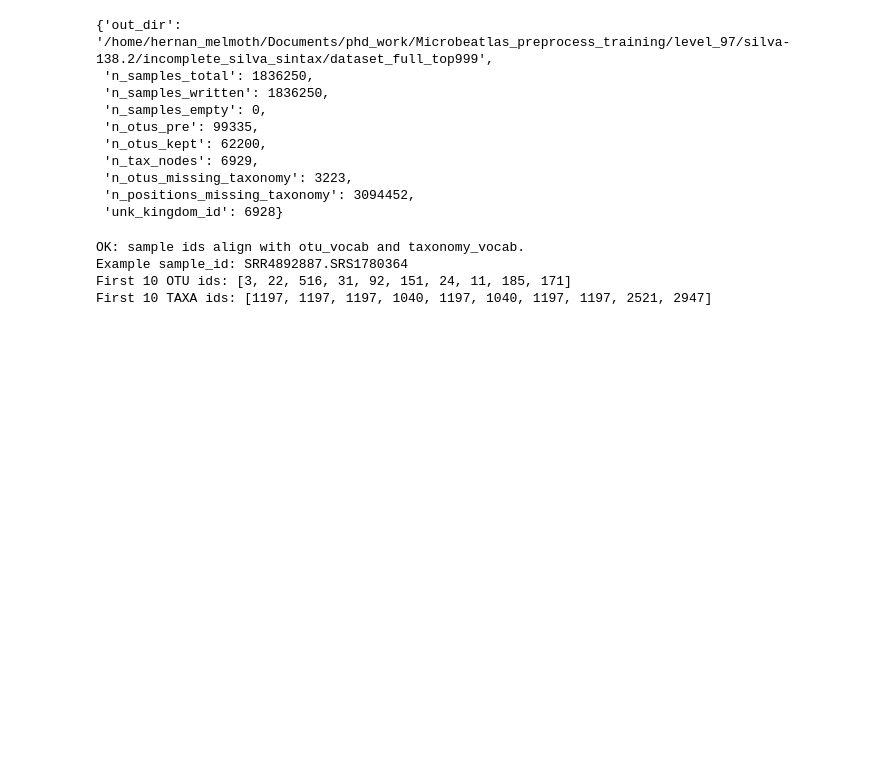
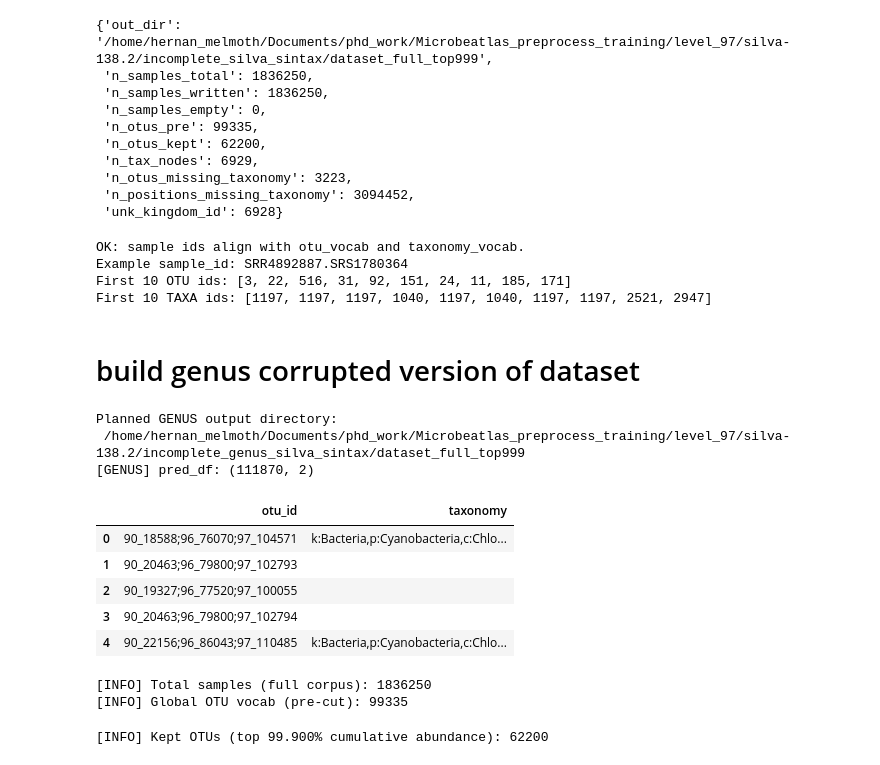
Before and after one commit to hdperezn/otu-taxa-foundation, a Jupyter notebook: notebooks/preprocess/01_build_training_dataset.ipynb, the cells around one changed output. Saved outputs shown, nothing was run; the diff lists cells and outputs as text; code cells hidden in the pictures; blank space fills up the shorter version.

```diff
--- a/notebooks/preprocess/01_build_training_dataset.ipynb
+++ b/notebooks/preprocess/01_build_training_dataset.ipynb
@@ -533,3 +523,82 @@ OK: sample ids align with otu_vocab and taxonomy_vocab.
 Example sample_id: SRR4892887.SRS1780364
 First 10 OTU ids: [3, 22, 516, 31, 92, 151, 24, 11, 185, 171]
 First 10 TAXA ids: [1197, 1197, 1197, 1040, 1197, 1040, 1197, 1197, 2521, 2947]
+# %% [markdown]
+# build genus corrupted version of dataset
+# %%
+# ============================================================
+# build genus corrupted version of dataset
+# ============================================================
+
+# ---- 1) Point to the NEW genus-corrupted SINTAX predictions ----
+CFG_GENUS = dict(CFG)  # keep everything else identical
+
+CFG_GENUS["pred_sintax_path"] = (
+    "/home/hernan_melmoth/Documents/phd_work/Bio_ontology/MicrobeAtlas/level_97/"
+    "taxonomy_reference/silva-138.2/vsearch_incomplete_genus_fromOTUS_predictions/"
+    "repseqs_sintax_incomplete_genus.txt"
+)
+# %%
+# ---- 2) Change ONLY the saving path tag as requested ----
+CFG_GENUS["taxonomy_tag"] = "incomplete_genus_silva_sintax"
+
+OUT_DIR_GENUS = os.path.join(
+    CFG_GENUS["processed_root"],
+    CFG_GENUS["level_tag"],
+    CFG_GENUS["silva_tag"],
+    CFG_GENUS["taxonomy_tag"],   # <- now incomplete_genus_silva_sintax
+    CFG_GENUS["dataset_tag"],    # keep same unless you want a different dataset_tag
+)
+
+print("Planned GENUS output directory:\n", OUT_DIR_GENUS)
+os.makedirs(OUT_DIR_GENUS, exist_ok=True)
+
+# ---- 3) Load genus-corrupted SINTAX table ----
+pred_df_genus = load_sintax_table(CFG_GENUS["pred_sintax_path"])
+print("[GENUS] pred_df:", pred_df_genus.shape)
+display(pred_df_genus.head())
+
+# ---- 4) Load counts (reuse same filtered_counts_path) ----
+with open(CFG_GENUS["filtered_counts_path"], "r") as f:
+    counts_by_sample_genus = json.load(f)
+
+# ---- 5) Build dataset artifacts using the SAME builder ----
+stats_genus = build_dataset_full_corpus(
+    counts_by_sample=counts_by_sample_genus,
+    pred_df=pred_df_genus,
+    out_dir=OUT_DIR_GENUS,
+    keep_fraction=CFG_GENUS["keep_fraction"],
+    unk_kingdom_token=CFG_GENUS.get("unk_kingdom_token", "k:UNK"),
+    append_unk_kingdom=CFG_GENUS.get("append_unk_kingdom", True),
+)
+
+print(stats_genus)
+
+# ---- 6) Quick alignment check (same as you did before) ----
+otu_vocab_genus = json.load(open(os.path.join(OUT_DIR_GENUS, "otu_vocab.json")))
+tax_vocab_genus = json.load(open(os.path.join(OUT_DIR_GENUS, "taxonomy_vocab.json")))
+
+with open(os.path.join(OUT_DIR_GENUS, "samples.jsonl")) as f:
+    first_genus = json.loads(next(f))
+
+assert len(first_genus["otus"]) == len(first_genus["taxa"])
+assert max(first_genus["otus"]) < len(otu_vocab_genus)
+assert max(first_genus["taxa"]) < len(tax_vocab_genus)
+
+print("OK (GENUS): sample ids align with otu_vocab and taxonomy_vocab.")
+print("Example sample_id:", first_genus["sample_id"])
+print("First 10 OTU ids:", first_genus["otus"][:10])
+print("First 10 TAXA ids:", first_genus["taxa"][:10])
+# %% [output]
+Planned GENUS output directory:
+ /home/hernan_melmoth/Documents/phd_work/Microbeatlas_preprocess_training/level_97/silva-138.2/incomplete_genus_silva_sintax/dataset_full_top999
+[GENUS] pred_df: (111870, 2)
+|  | otu_id | taxonomy |
+| 0 | 90_18588;96_76070;97_104571 | k:Bacteria,p:Cyanobacteria,c:Chlo... |
+| 1 | 90_20463;96_79800;97_102793 |  |
+| 2 | 90_19327;96_77520;97_100055 |  |
+| 3 | 90_20463;96_79800;97_102794 |  |
+| 4 | 90_22156;96_86043;97_110485 | k:Bacteria,p:Cyanobacteria,c:Chlo... |
+[INFO] Total samples (full corpus): 1836250
+[INFO] Global OTU vocab (pre-cut): 99335
+[INFO] Kept OTUs (top 99.900% cumulative abundance): 62200
```
Also changed, not shown: parts of 4 cells of this notebook, 21 other files.
